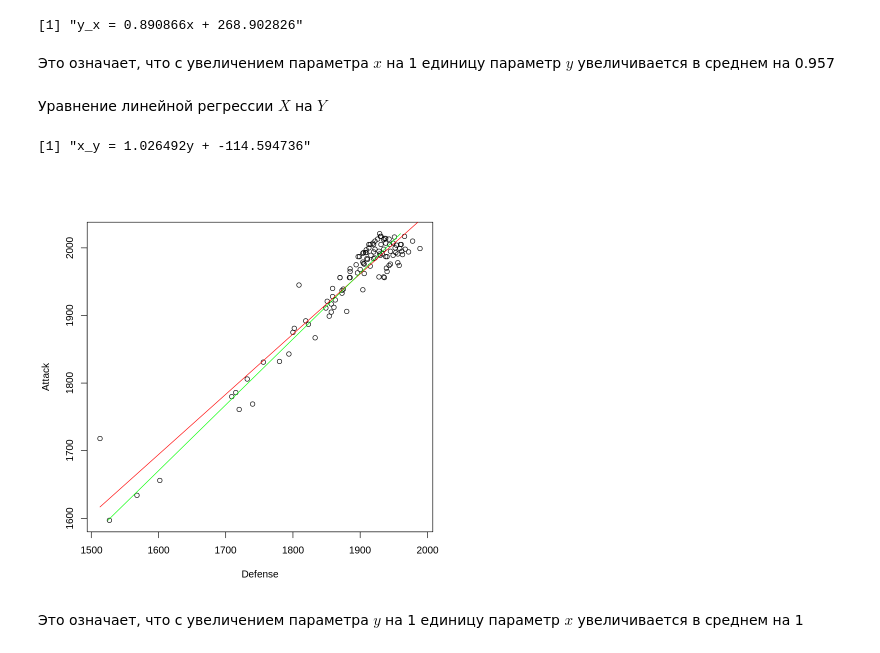
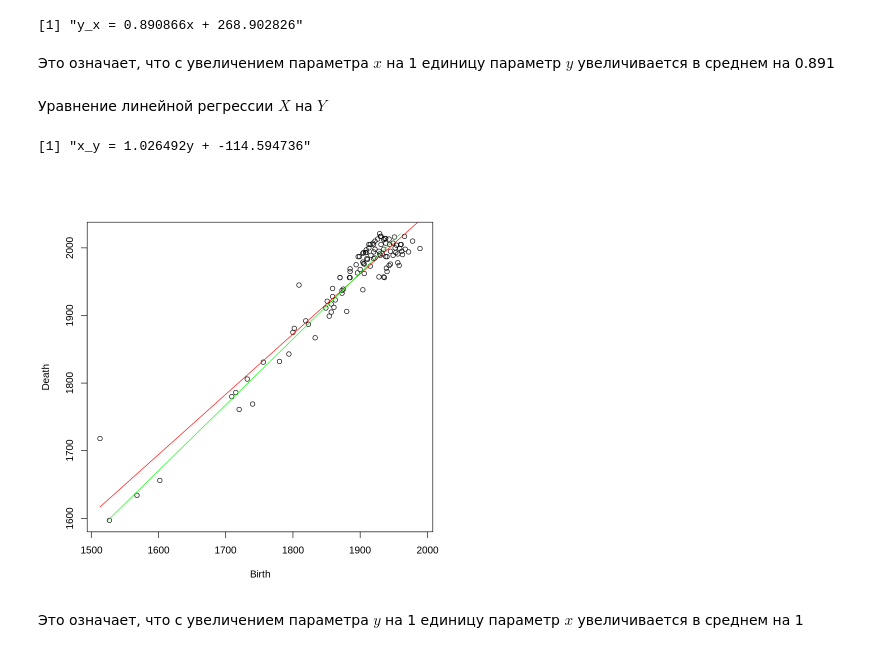
Before and after one commit to ser8544433302020182/Statanal, a Jupyter notebook: romanov_task_5.ipynb, the cells around one changed output. Drawn from its saved outputs; the diff is of its cells as text; code cells hidden in the pictures.

```diff
--- a/romanov_task_5.ipynb
+++ b/romanov_task_5.ipynb
@@ -238,20 +238,20 @@ sprintf("y_x = %fx + %f", k_yx, b_yx)
 # %% [output]
 [1] "y_x = 0.890866x + 268.902826"
 # %% [markdown]
-Это означает, что с увеличением параметра $x$ на 1 единицу параметр $y$ увеличивается в среднем на 0.957
+Это означает, что с увеличением параметра $x$ на 1 единицу параметр $y$ увеличивается в среднем на 0.891
 # %% [markdown]
 Уравнение линейной регрессии $X$ на $Y$
 # %%
 k_xy <- r * x_std / y_std
 b_xy <- x_mean - k_xy * y_mean
 sprintf("x_y = %fy + %f", k_xy, b_xy)
 
-plot(x_plot_values, y_plot_values, xlab = "Defense", ylab= "Attack")
+plot(x_plot_values, y_plot_values, xlab = "Birth", ylab= "Death")
 lines(x_plot_values, k_yx * x_plot_values + b_yx, col="red")
 lines(k_xy * y_plot_values + b_xy, y_plot_values, col="green")
 # %% [output]
 [1] "x_y = 1.026492y + -114.594736"
-[figure, old version]
+[figure, new version]
 # %% [markdown]
 Это означает, что с увеличением параметра $y$ на 1 единицу параметр $x$ увеличивается в среднем на 1
 # %% [markdown]
```
Also changed, not shown: parts of 3 cells of this notebook.
